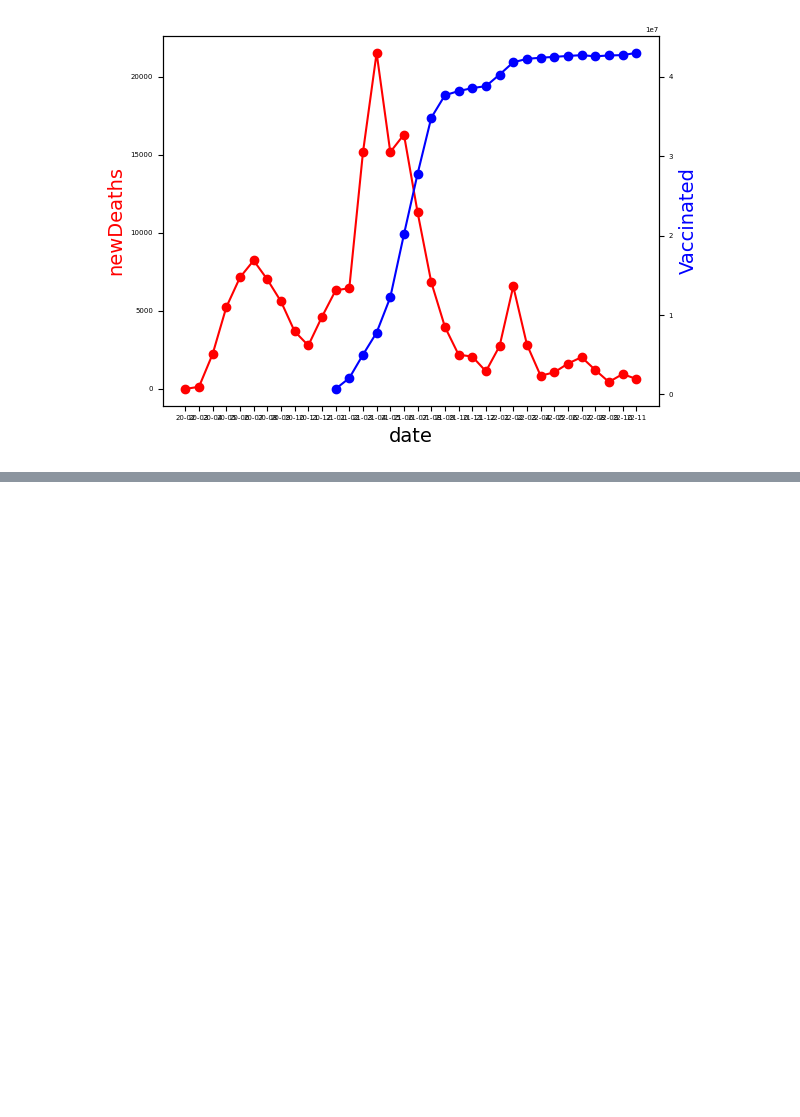
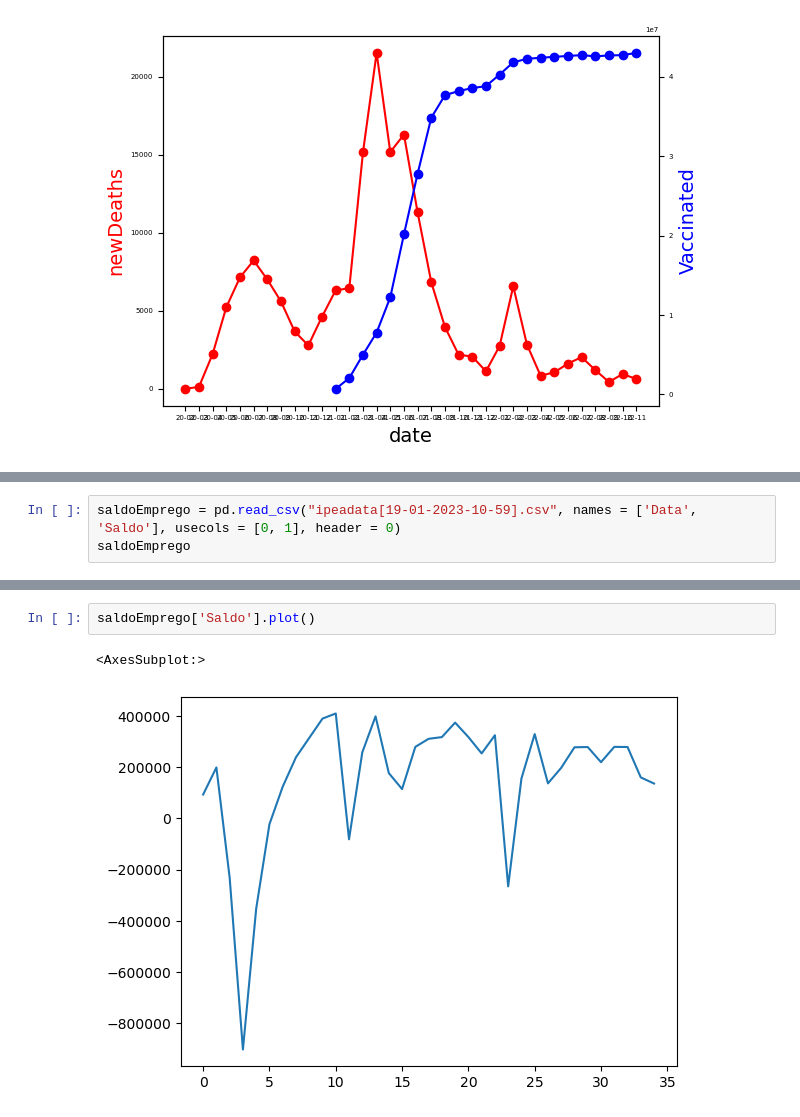
Before and after one commit to MatRicci1/covid-analysis, a Jupyter notebook: covid_gp4.ipynb, the cells around one changed output, grey strips where cells are left out. Drawn from its saved outputs; the diff is of its cells as text; blank space fills up the shorter version.

```diff
--- a/covid_gp4.ipynb
+++ b/covid_gp4.ipynb
@@ -211,0 +331,3 @@ plt.show()
+# %%
+saldoEmprego = pd.read_csv("ipeadata[19-01-2023-10-59].csv", names = ['Data', 'Saldo'], usecols = [0, 1], header = 0)
+saldoEmprego
@@ -211,0 +352,5 @@ plt.show()
+# %%
+saldoEmprego['Saldo'].plot()
+# %% [output]
+<AxesSubplot:>
+[figure, added]
```
Also changed, not shown: parts of 9 cells of this notebook, 1 other file.
